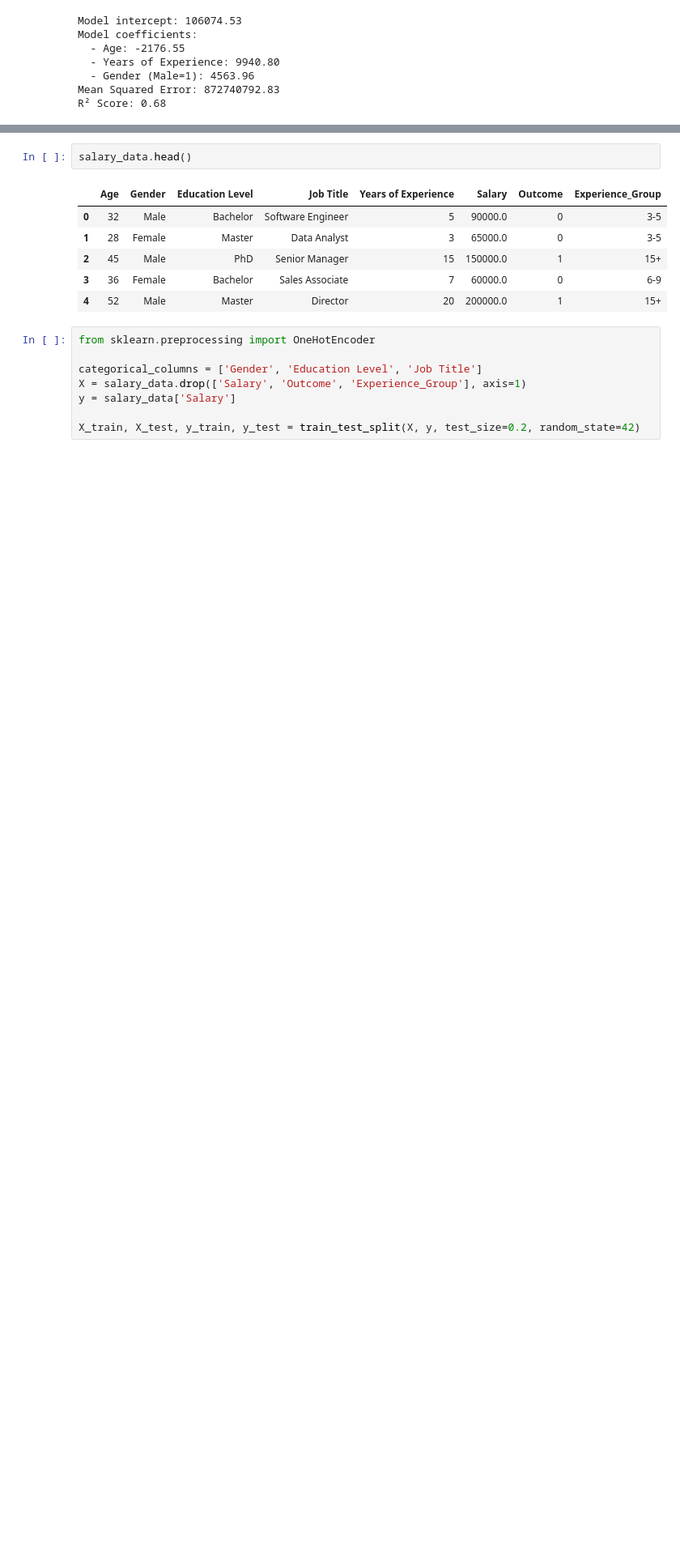
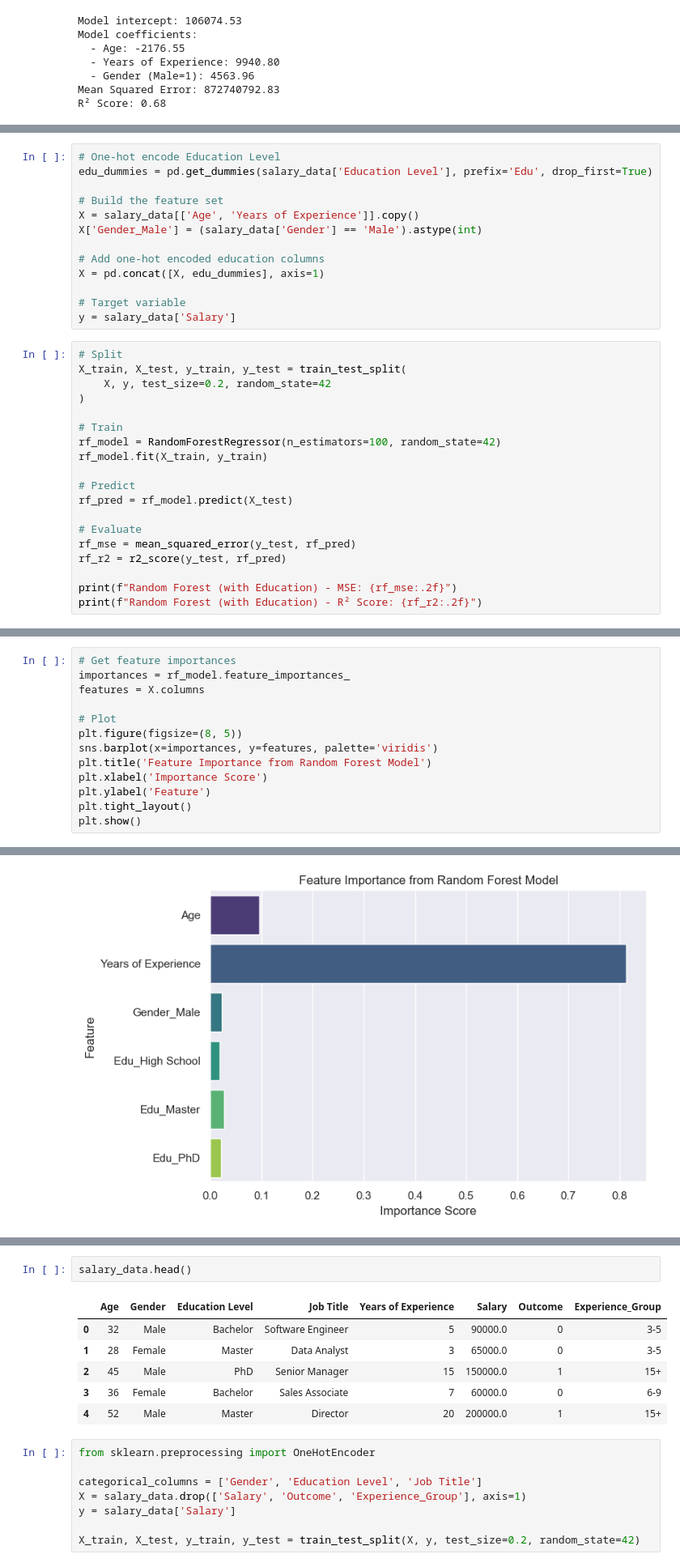
Before and after one commit to desi-C/How-Much-Are-We-Worth, a Jupyter notebook: salary_predictor_csc_447_final_project_main.ipynb, the cells around one changed output, grey strips where cells are left out. Shown at 81% size. Drawn from its saved outputs; the diff is of its cells as text; blank space fills up the shorter version.

Commit message:
Added Random Forest

```diff
--- a/salary_predictor_csc_447_final_project_main.ipynb
+++ b/salary_predictor_csc_447_final_project_main.ipynb
@@ -834,0 +865,32 @@ R² Score: 0.68
+# %%
+# One-hot encode Education Level
+edu_dummies = pd.get_dummies(salary_data['Education Level'], prefix='Edu', drop_first=True)
+
+# Build the feature set
+X = salary_data[['Age', 'Years of Experience']].copy()
+X['Gender_Male'] = (salary_data['Gender'] == 'Male').astype(int)
+
+# Add one-hot encoded education columns
+X = pd.concat([X, edu_dummies], axis=1)
+
+# Target variable
+y = salary_data['Salary']
+# %%
+# Split
+X_train, X_test, y_train, y_test = train_test_split(
+    X, y, test_size=0.2, random_state=42
+)
+
+# Train
+rf_model = RandomForestRegressor(n_estimators=100, random_state=42)
+rf_model.fit(X_train, y_train)
+
+# Predict
+rf_pred = rf_model.predict(X_test)
+
+# Evaluate
+rf_mse = mean_squared_error(y_test, rf_pred)
+rf_r2 = r2_score(y_test, rf_pred)
+
+print(f"Random Forest (with Education) - MSE: {rf_mse:.2f}")
+print(f"Random Forest (with Education) - R² Score: {rf_r2:.2f}")
@@ -834,0 +902,14 @@ R² Score: 0.68
+# %%
+# Get feature importances
+importances = rf_model.feature_importances_
+features = X.columns
+
+# Plot
+plt.figure(figsize=(8, 5))
+sns.barplot(x=importances, y=features, palette='viridis')
+plt.title('Feature Importance from Random Forest Model')
+plt.xlabel('Importance Score')
+plt.ylabel('Feature')
+plt.tight_layout()
+plt.show()
+# %% [output]
@@ -834,0 +919 @@ R² Score: 0.68
+[figure, added]
```
Also changed, not shown: parts of 9 cells of this notebook.
